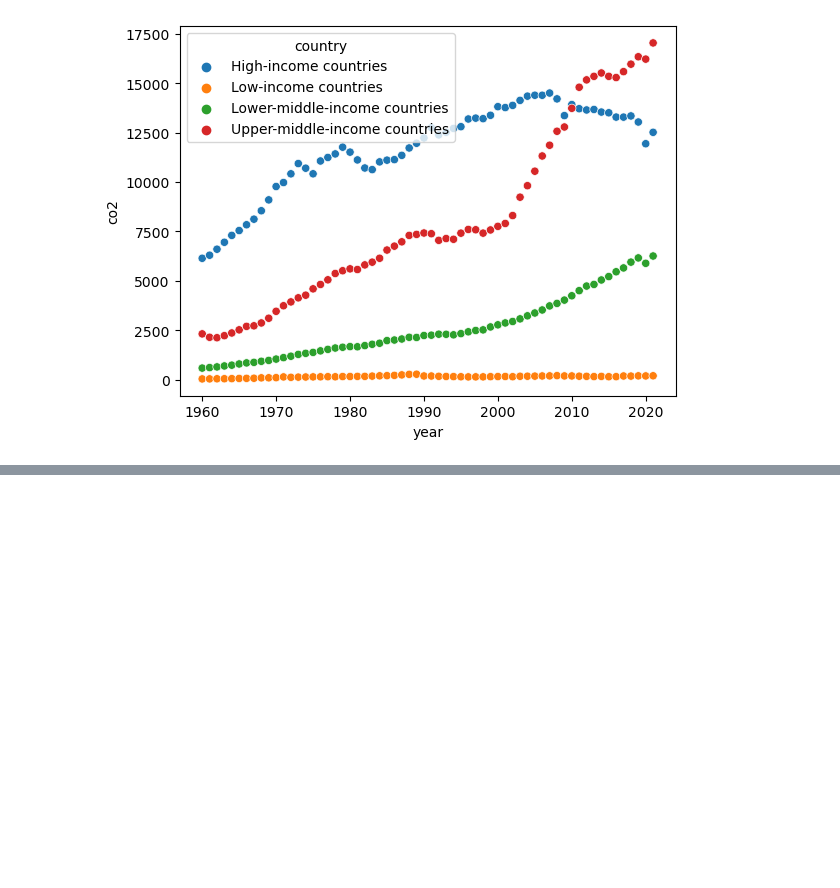
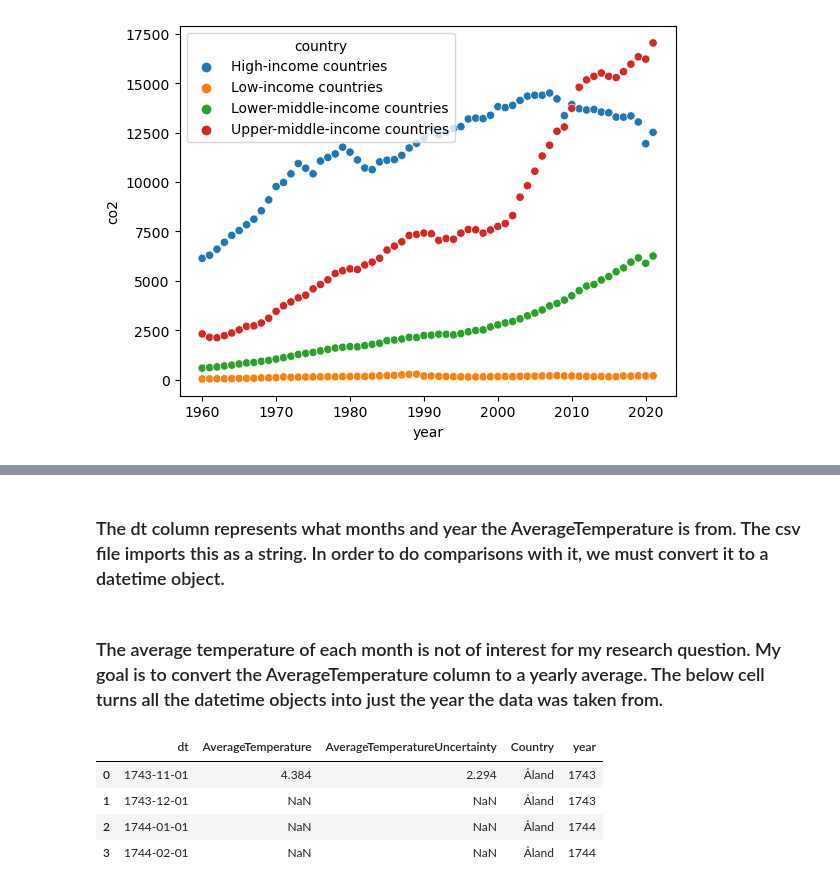
Before and after one commit to ubco-W2022T2-data301/project-group-group42, a Jupyter notebook: analysis/analysisAidan.ipynb, the cells around one changed output, grey strips where cells are left out. Saved outputs shown, nothing was run; the diff lists cells and outputs as text; code cells hidden in the pictures; blank space fills up the shorter version.

```diff
--- a/analysis/analysisAidan.ipynb
+++ b/analysis/analysisAidan.ipynb
@@ -119,0 +132,2 @@ sns.scatterplot(data=incomeBased, x="year", y="co2", hue="country")
+# %% [markdown]
+### The dt column represents what months and year the AverageTemperature is from. The csv file imports this as a string. In order to do comparisons with it, we must convert it to a datetime object.
@@ -119,0 +137,11 @@ sns.scatterplot(data=incomeBased, x="year", y="co2", hue="country")
+# %% [markdown]
+### The average temperature of each month is not of interest for my research question. My goal is to convert the AverageTemperature column to a yearly average. The below cell turns all the datetime objects into just the year the data was taken from.
+# %%
+df_tp["year"] = [x.year for x in df_tp["dt"]]
+df_tp.head(4)
+# %% [output]
+|  | dt | AverageTemperature | AverageTemperatureUncertainty | Country | year |
+| 0 | 1743-11-01 | 4.384 | 2.294 | Åland | 1743 |
+| 1 | 1743-12-01 | NaN | NaN | Åland | 1743 |
+| 2 | 1744-01-01 | NaN | NaN | Åland | 1744 |
+| 3 | 1744-02-01 | NaN | NaN | Åland | 1744 |
```
Also changed, not shown: parts of 21 cells of this notebook, 2 other files.
